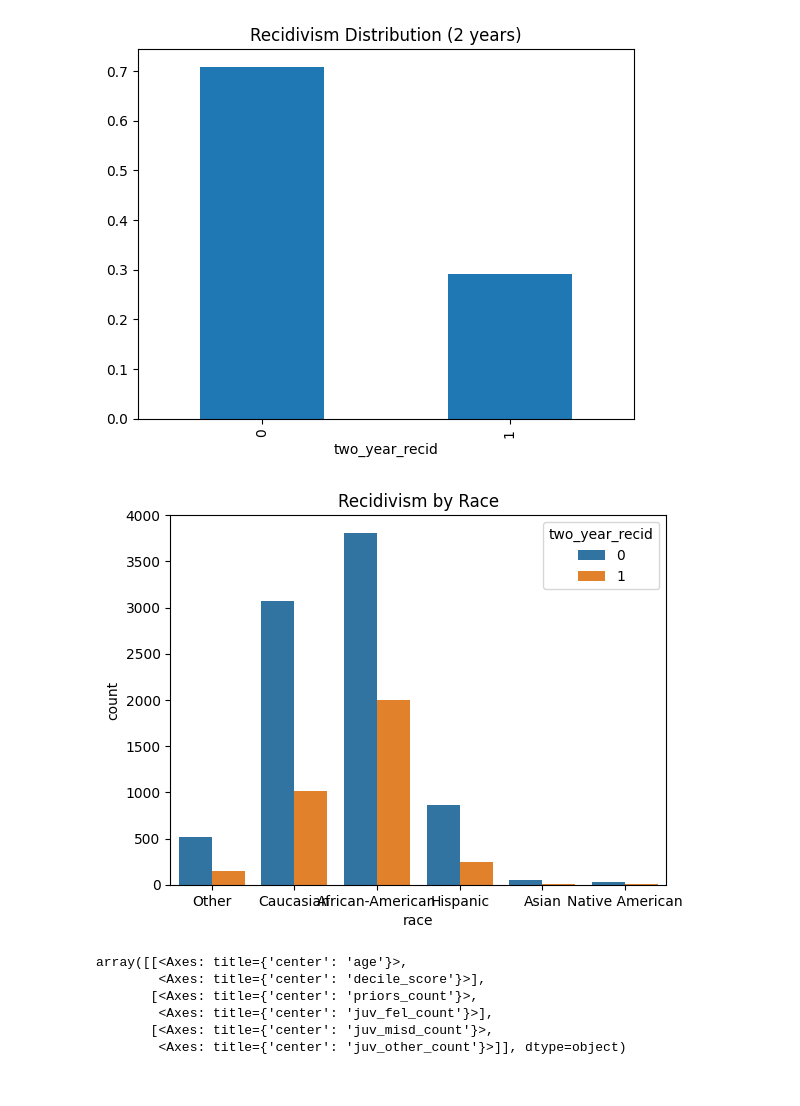
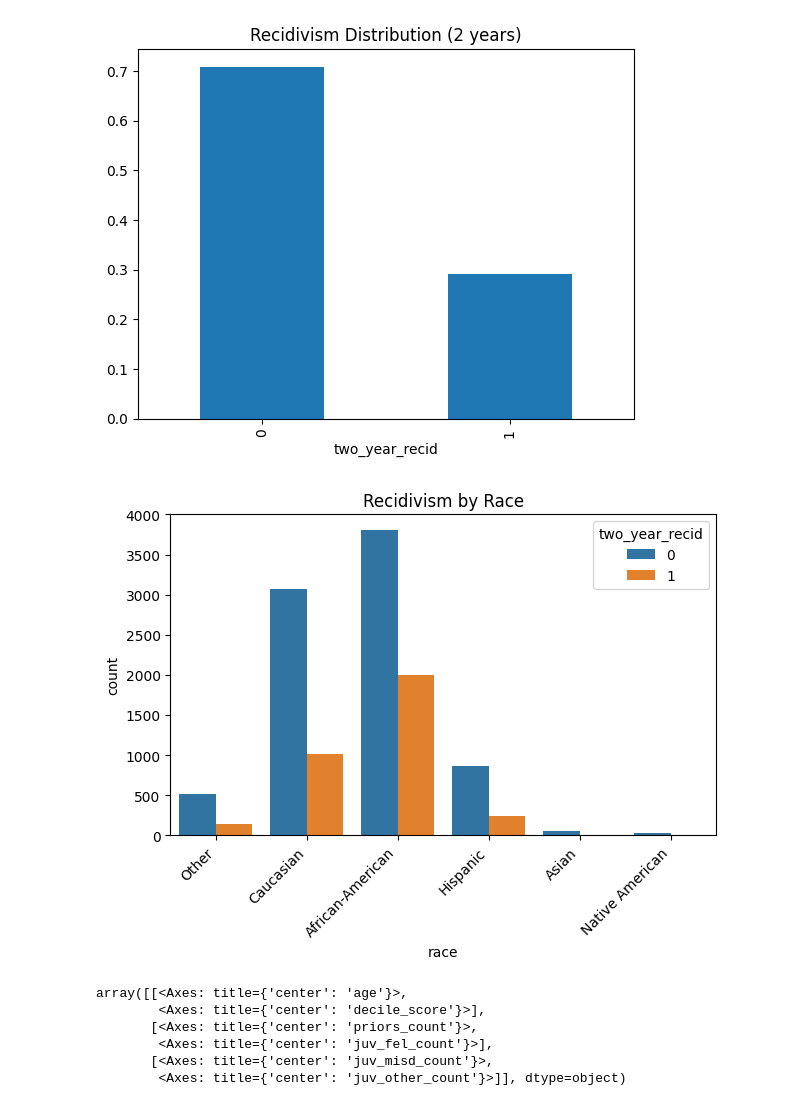
Before and after one commit to sujitmandava/recidivism, a Jupyter notebook: notebooks/recidivism.ipynb, the cells around one changed output. Drawn from its saved outputs; the diff is of its cells as text; code cells hidden in the pictures.

```diff
--- a/notebooks/recidivism.ipynb
+++ b/notebooks/recidivism.ipynb
@@ -103,11 +116,13 @@ plt.show()
 [figure]
 # %%
 import seaborn as sns
-sns.countplot(x='race', hue=target, data=df_clean, )
+sns.countplot(x='race', hue=target, data=df_clean)
+plt.xticks(rotation=45, ha='right')
+plt.tight_layout()
 plt.title("Recidivism by Race")
 plt.show()
 # %% [output]
-[figure, old version]
+[figure, new version]
 # %%
 num_cols = ['age', 'decile_score', 'priors_count', 'juv_fel_count', 'juv_misd_count', 'juv_other_count']
 df[num_cols].hist(bins=20, figsize=(10, 8))
```
Also changed, not shown: parts of 29 cells of this notebook.
